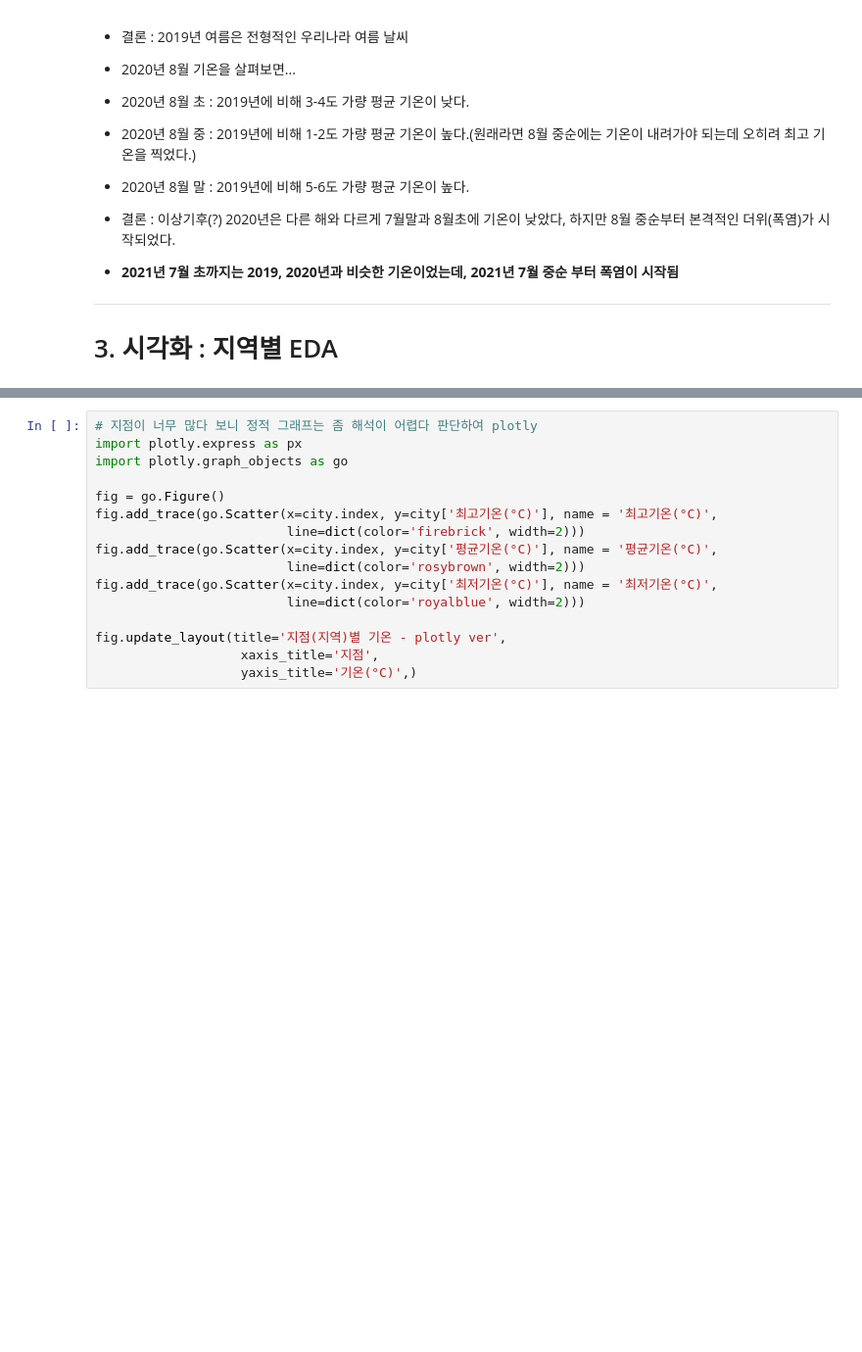
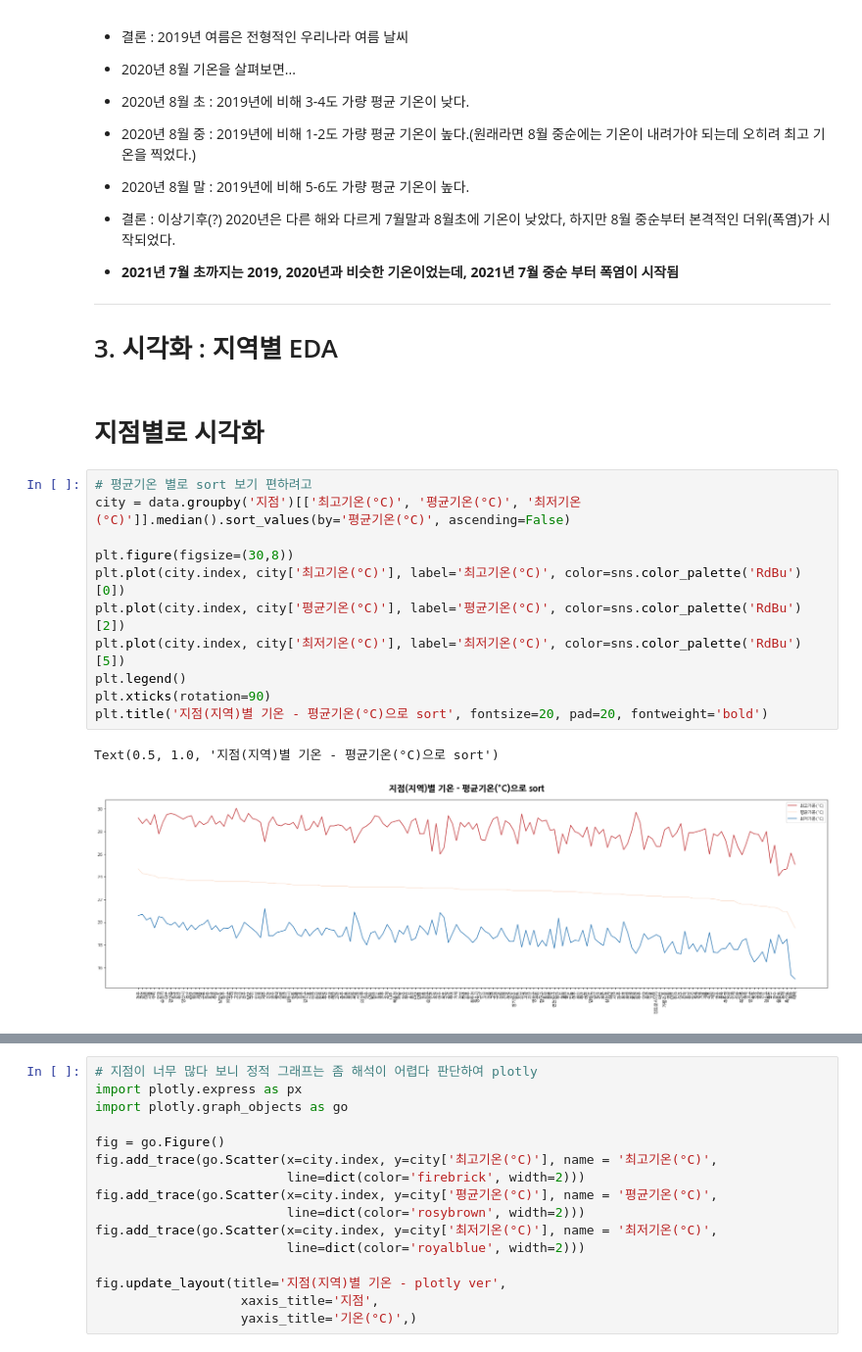
Before and after one commit to O-Kpy/Project, a Jupyter notebook: 기상데이터(폭염)_데이터분석(project2).ipynb, the cells around one changed output, grey strips where cells are left out. Shown at 98% size. Drawn from its saved outputs; the diff is of its cells as text; blank space fills up the shorter version.

```diff
--- a/기상데이터(폭염)_데이터분석(project2).ipynb
+++ b/기상데이터(폭염)_데이터분석(project2).ipynb
@@ -313,3 +308,19 @@ plt.subplots_adjust(top=1.3)
 ---
 
 # 3. 시각화 : 지역별 EDA
+# %% [markdown]
+# 지점별로 시각화
+# %%
+# 평균기온 별로 sort 보기 편하려고
+city = data.groupby('지점')[['최고기온(°C)', '평균기온(°C)', '최저기온(°C)']].median().sort_values(by='평균기온(°C)', ascending=False)
+
+plt.figure(figsize=(30,8))
+plt.plot(city.index, city['최고기온(°C)'], label='최고기온(°C)', color=sns.color_palette('RdBu')[0])
+plt.plot(city.index, city['평균기온(°C)'], label='평균기온(°C)', color=sns.color_palette('RdBu')[2])
+plt.plot(city.index, city['최저기온(°C)'], label='최저기온(°C)', color=sns.color_palette('RdBu')[5])
+plt.legend()
+plt.xticks(rotation=90)
+plt.title('지점(지역)별 기온 - 평균기온(°C)으로 sort', fontsize=20, pad=20, fontweight='bold')
+# %% [output]
+Text(0.5, 1.0, '지점(지역)별 기온 - 평균기온(°C)으로 sort')
+[figure, added]
```
Also changed, not shown: parts of 30 cells of this notebook.
